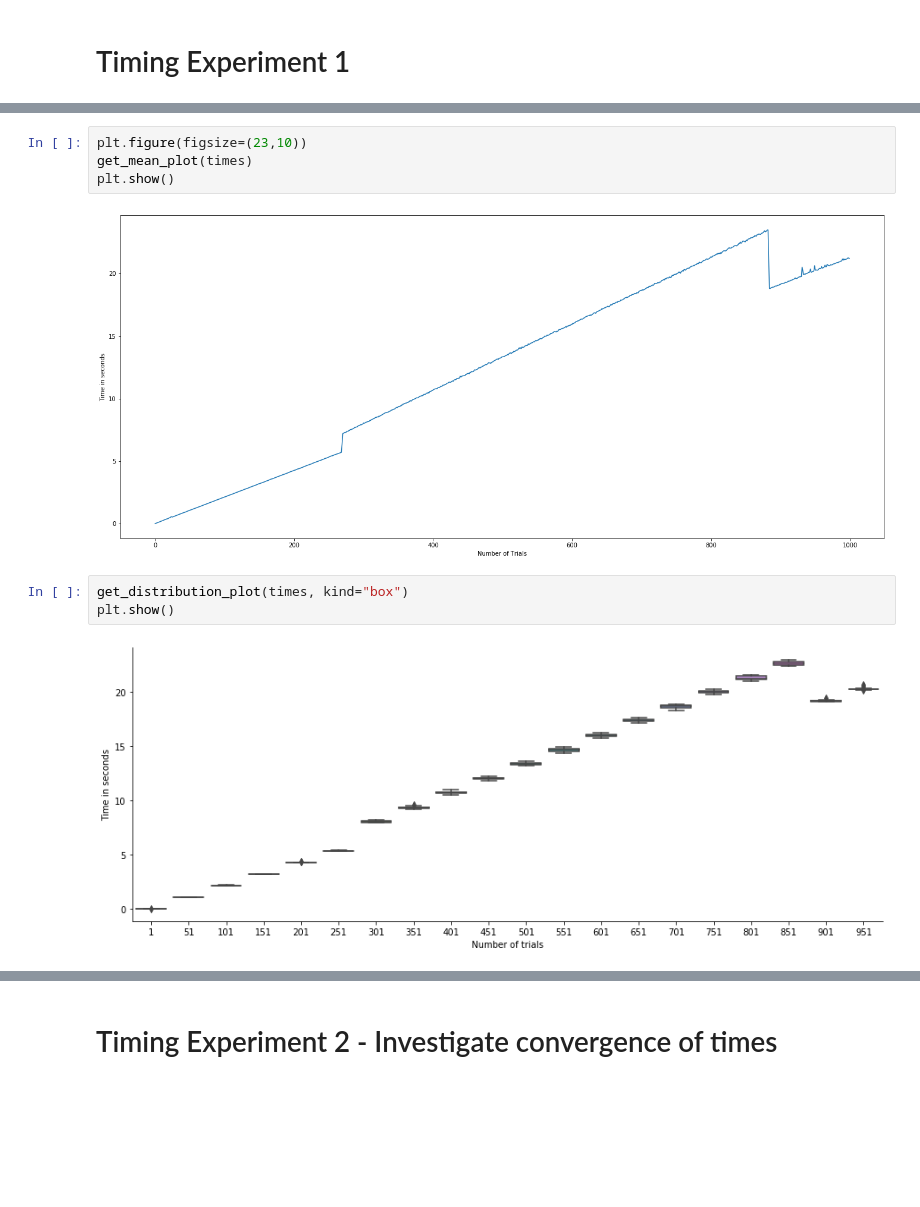
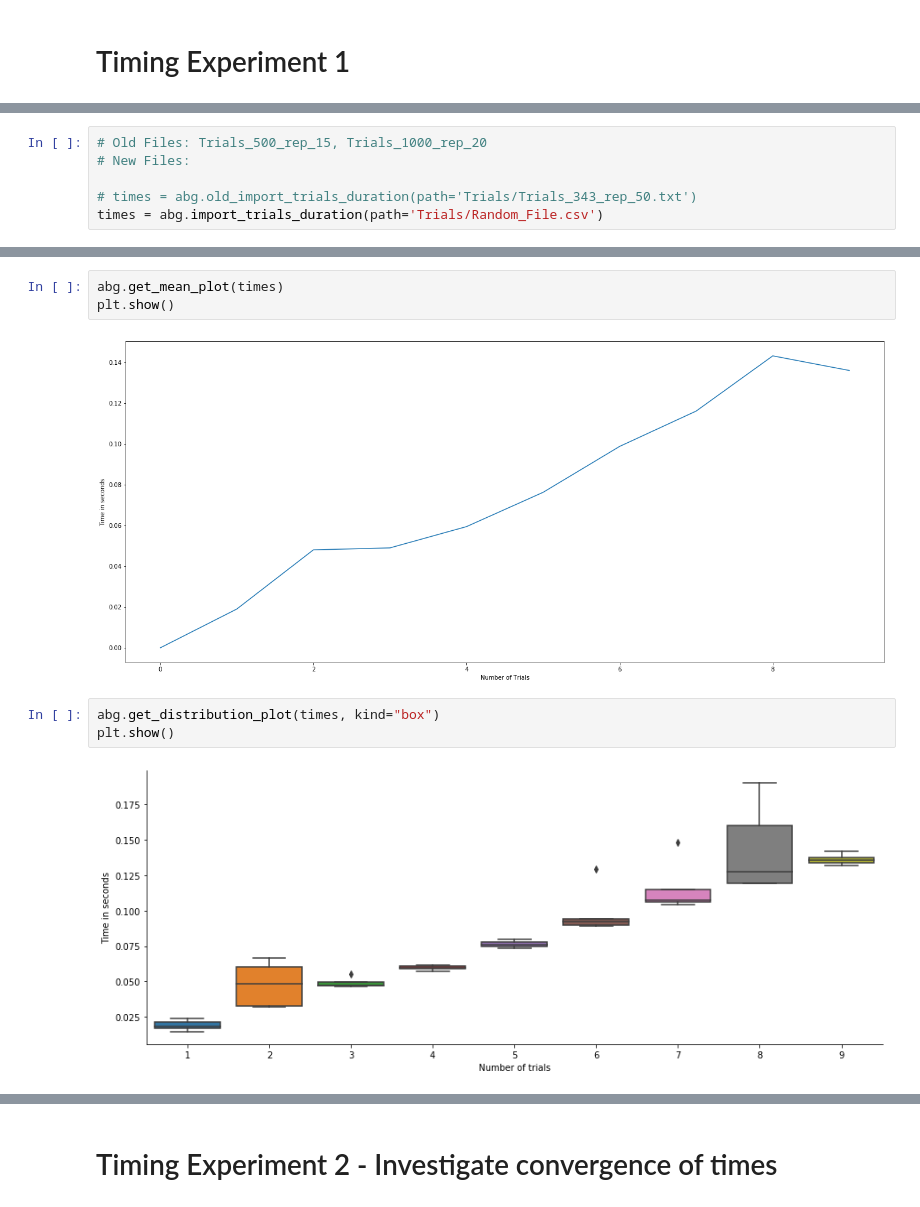
Before and after one commit to MichalisPanayides/AmbulanceDecisionGame, a Jupyter notebook: src/Jupyter/ciw/Experimenting with Ciw.ipynb, the cells around one changed output, grey strips where cells are left out. Drawn from its saved outputs; the diff is of its cells as text; blank space fills up the shorter version.

```diff
--- a/src/Jupyter/ciw/Experimenting with Ciw.ipynb
+++ b/src/Jupyter/ciw/Experimenting with Ciw.ipynb
@@ -229 +65,7 @@ times = time_for_different_number_of_trials(lambda_a, lambda_o, mu, total_capaci
+# %%
+# Old Files: Trials_500_rep_15, Trials_1000_rep_20
+# New Files:
+
+# times = abg.old_import_trials_duration(path='Trials/Trials_343_rep_50.txt')
+times = abg.import_trials_duration(path='Trials/Random_File.csv')
 # %%
@@ -235,12 +76,11 @@ plt.show()
 # %%
-plt.figure(figsize=(23,10))
-get_mean_plot(times)
+abg.get_mean_plot(times)
 plt.show()
 # %% [output]
-[figure, old version]
+[figure, new version]
 # %%
-get_distribution_plot(times, kind="box")
+abg.get_distribution_plot(times, kind="box")
 plt.show()
 # %% [output]
-[figure, old version]
+[figure, new version]
 # %%
```
Also changed, not shown: parts of 53 cells of this notebook, 35 other files.
